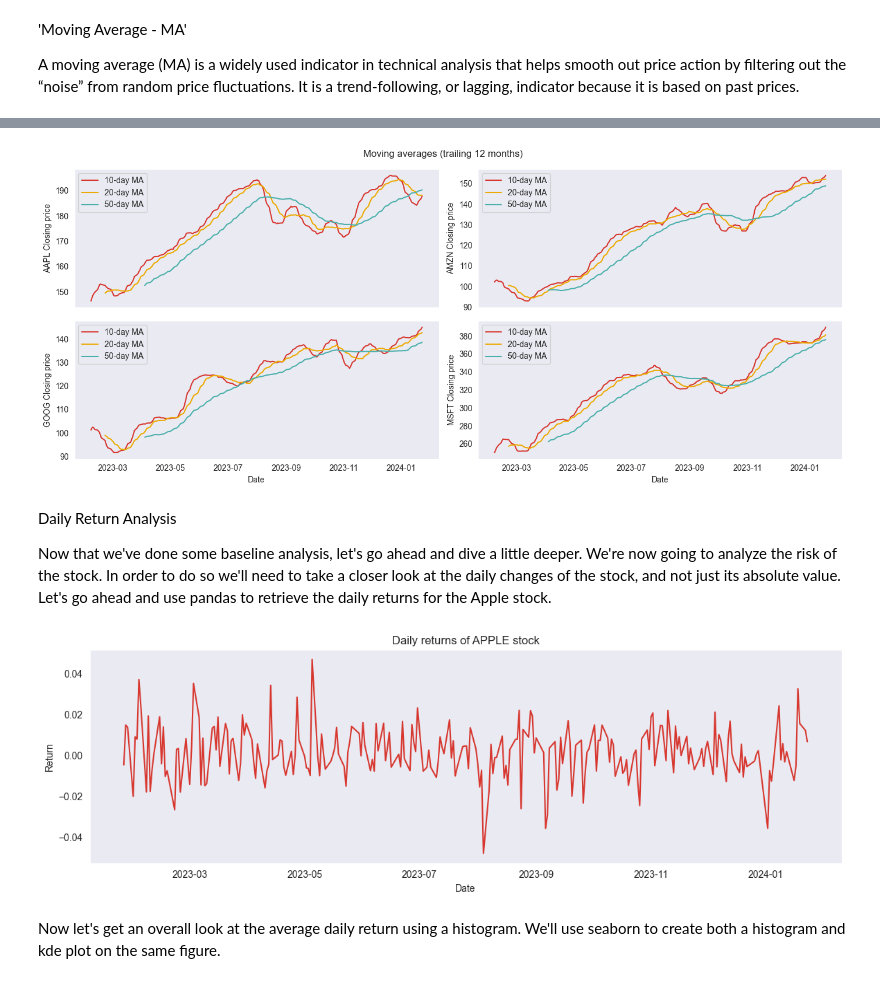
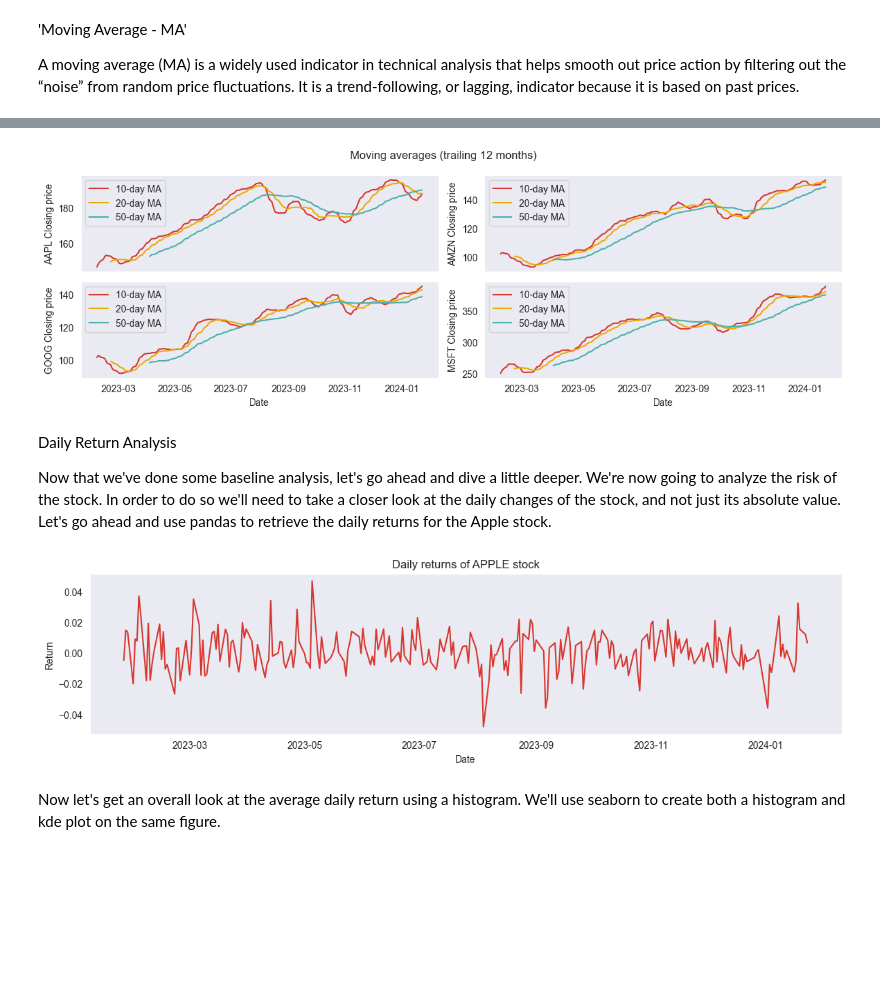
Before and after one commit to kellyle404/Risk_analysis_tech_stocks, a Jupyter notebook: finance.ipynb, the cells around one changed output, grey strips where cells are left out. Cells and saved outputs as stored; diff of their text form; code cells hidden in the pictures; blank space fills up the shorter version.

```diff
--- a/finance.ipynb
+++ b/finance.ipynb
@@ -122,48 +150,41 @@ plt.ylabel('Closing price');
 # %%
-AAPL['MA 10 days'] = AAPL['Close'].rolling(window = 10).mean()
-AAPL['MA 20 days'] = AAPL['Close'].rolling(window = 20).mean()
-AAPL['MA 50 days'] = AAPL['Close'].rolling(window = 50).mean()
-AMZN['MA 10 days'] = AMZN['Close'].rolling(window = 10).mean()
-AMZN['MA 20 days'] = AMZN['Close'].rolling(window = 20).mean()
-AMZN['MA 50 days'] = AMZN['Close'].rolling(window = 50).mean()
-GOOG['MA 10 days'] = GOOG['Close'].rolling(window = 10).mean()
-GOOG['MA 20 days'] = GOOG['Close'].rolling(window = 20).mean()
-GOOG['MA 50 days'] = GOOG['Close'].rolling(window = 50).mean()
-MSFT['MA 10 days'] = MSFT['Close'].rolling(window = 10).mean()
-MSFT['MA 20 days'] = MSFT['Close'].rolling(window = 20).mean()
-MSFT['MA 50 days'] = MSFT['Close'].rolling(window = 50).mean()
+for stock_symbol in stocks:
+    df = globals()[stock_symbol]
+    df['MA 10 days'] = df['Close'].rolling(window=10).mean()
+    df['MA 20 days'] = df['Close'].rolling(window=20).mean()
+    df['MA 50 days'] = df['Close'].rolling(window=50).mean()
 
-fig, ax = plt.subplots(nrows = 2, ncols = 2, figsize = (14, 6), sharex = True)
+fig, ax = plt.subplots(nrows = 2, ncols = 2, figsize = (12, 4), sharex = True)
 plt.suptitle('Moving averages (trailing 12 months)')
 plt.xlabel('Date')
 
 plt.subplot(2, 2, 1)
 sns.lineplot(data = AAPL['MA 10 days'], color = '#d7372f', label = '10-day MA', linewidth = 1.5)
 sns.lineplot(data = AAPL['MA 20 days'], color = '#ecaa01', label = '20-day MA', linewidth = 1.5)
 sns.lineplot(data = AAPL['MA 50 days'], color = '#4bb0ac', label = '50-day MA', linewidth = 1.5)
 plt.ylabel('AAPL Closing price')
 
 plt.subplot(2, 2, 2)
 sns.lineplot(data = AMZN['MA 10 days'], color = '#d7372f', label = '10-day MA', linewidth = 1.5)
 sns.lineplot(data = AMZN['MA 20 days'], color = '#ecaa01', label = '20-day MA', linewidth = 1.5)
 sns.lineplot(data = AMZN['MA 50 days'], color = '#4bb0ac', label = '50-day MA', linewidth = 1.5)
 plt.ylabel('AMZN Closing price')
 
 plt.subplot(2, 2, 3)
 sns.lineplot(data = GOOG['MA 10 days'], color = '#d7372f', label = '10-day MA', linewidth = 1.5)
 sns.lineplot(data = GOOG['MA 20 days'], color = '#ecaa01', label = '20-day MA', linewidth = 1.5)
 sns.lineplot(data = GOOG['MA 50 days'], color = '#4bb0ac', label = '50-day MA', linewidth = 1.5)
 plt.ylabel('GOOG Closing price')
 
 plt.subplot(2, 2, 4)
 sns.lineplot(data = MSFT['MA 10 days'], color = '#d7372f', label = '10-day MA', linewidth = 1.5)
 sns.lineplot(data = MSFT['MA 20 days'], color = '#ecaa01', label = '20-day MA', linewidth = 1.5)
 sns.lineplot(data = MSFT['MA 50 days'], color = '#4bb0ac', label = '50-day MA', linewidth = 1.5)
 plt.ylabel('MSFT Closing price')
 
 plt.tight_layout()
 # %% [output]
-[figure, old version]
+[figure, new version]
 # %% [markdown]
 Daily Return Analysis
 
@@ -171,7 +192,7 @@ Now that we've done some baseline analysis, let's go ahead and dive a little dee
 # %%
 AAPL['Daily Return'] = AAPL['Close'].pct_change()
 
-plt.figure(figsize = (14, 4));
+plt.figure(figsize = (14, 3));
 sns.lineplot(
     data = AAPL['Daily Return'],
     color = company_colours['AAPL'])
@@ -179,7 +200,7 @@ plt.title('Daily returns of APPLE stock')
 plt.xlabel('Date')
 plt.ylabel('Return');
 # %% [output]
-[figure, old version]
+[figure, new version]
 # %% [markdown]
 Now let's get an overall look at the average daily return using a histogram. We'll use seaborn to create both a histogram and kde plot on the same figure.
 # %%
```
Also changed, not shown: parts of 34 cells of this notebook.
